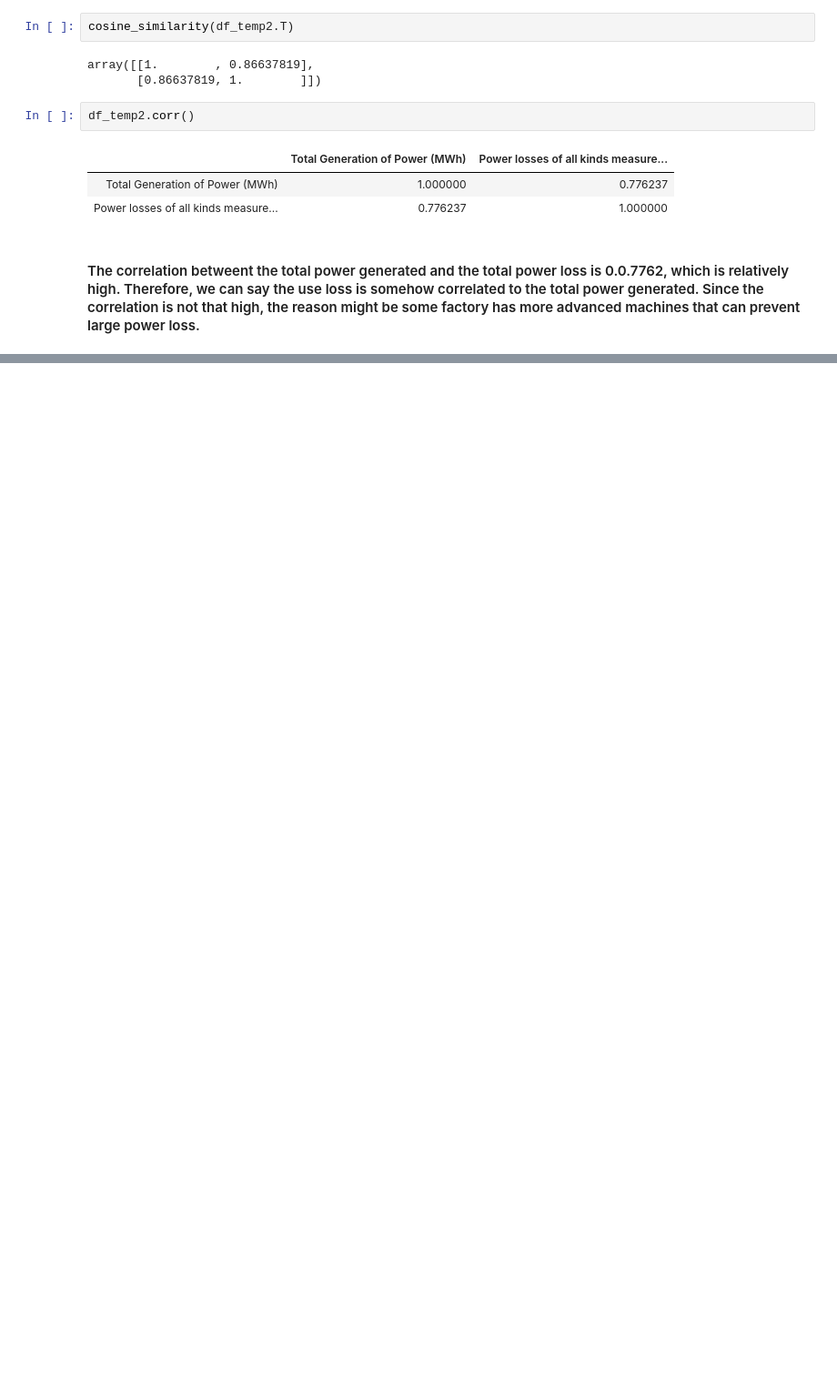
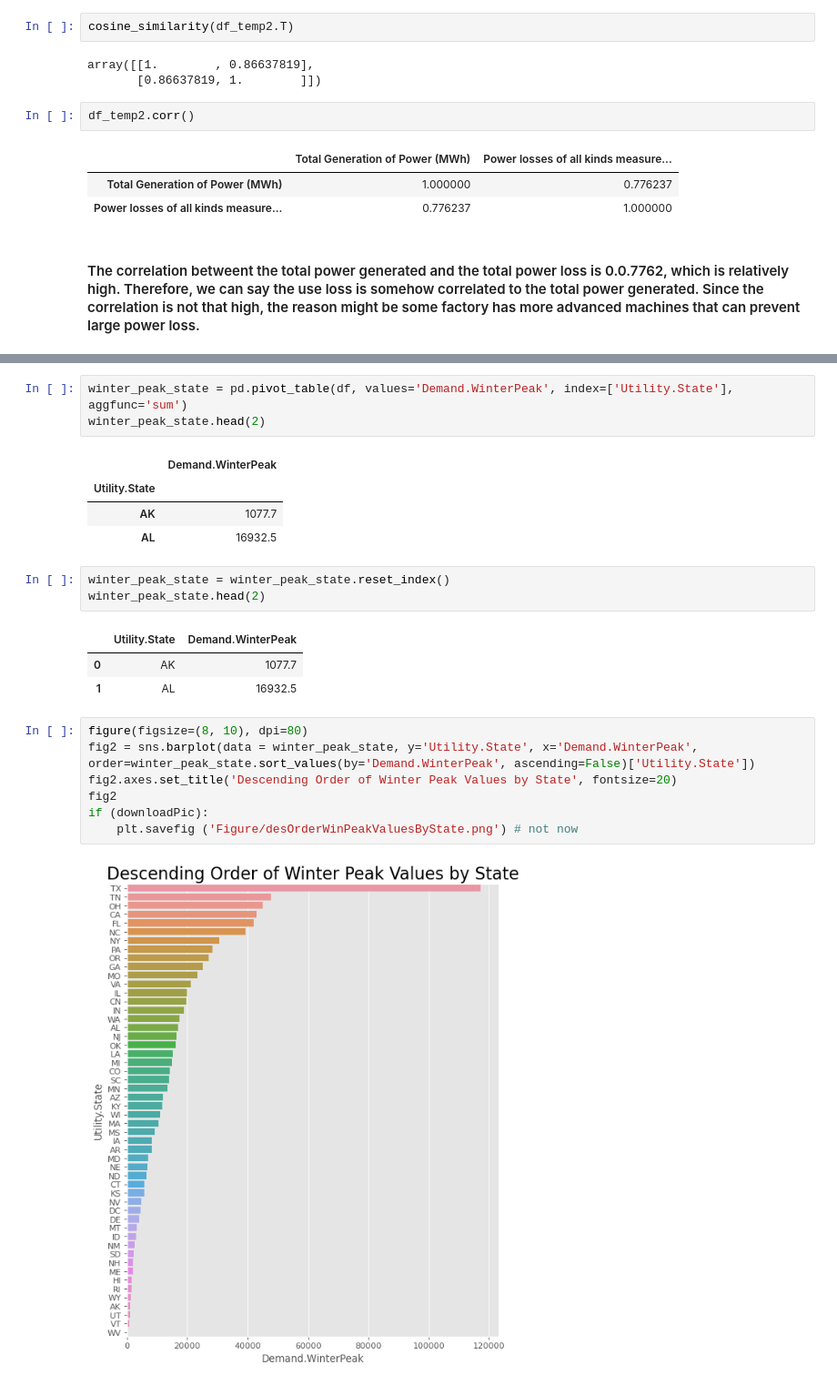
Before and after one commit to zhuy9/DMwP-EnergyUsage, a Jupyter notebook: Project_workspace.ipynb, the cells around one changed output, grey strips where cells are left out. Shown at 91% size. Cells and saved outputs as stored; diff of their text form; blank space fills up the shorter version.

```diff
--- a/Project_workspace.ipynb
+++ b/Project_workspace.ipynb
@@ -332,0 +383,24 @@ df_temp2.corr()
+# %%
+winter_peak_state = pd.pivot_table(df, values='Demand.WinterPeak', index=['Utility.State'], aggfunc='sum')
+winter_peak_state.head(2)
+# %% [output]
+|  | Demand.WinterPeak |
+| Utility.State |  |
+| AK | 1077.7 |
+| AL | 16932.5 |
+# %%
+winter_peak_state = winter_peak_state.reset_index()
+winter_peak_state.head(2)
+# %% [output]
+|  | Utility.State | Demand.WinterPeak |
+| 0 | AK | 1077.7 |
+| 1 | AL | 16932.5 |
+# %%
+figure(figsize=(8, 10), dpi=80)
+fig2 = sns.barplot(data = winter_peak_state, y='Utility.State', x='Demand.WinterPeak', order=winter_peak_state.sort_values(by='Demand.WinterPeak', ascending=False)['Utility.State'])
+fig2.axes.set_title('Descending Order of Winter Peak Values by State', fontsize=20)
+fig2
+if (downloadPic):
+    plt.savefig ('Figure/desOrderWinPeakValuesByState.png') # not now
+# %% [output]
+[figure, added]
```
Also changed, not shown: parts of 17 cells of this notebook.
